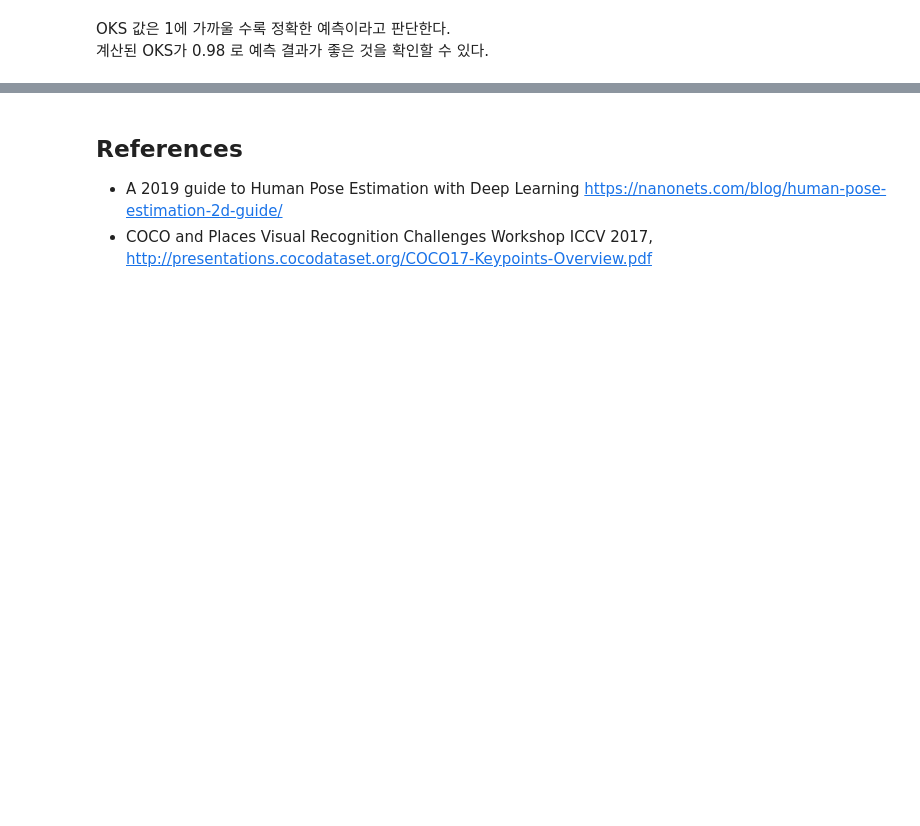
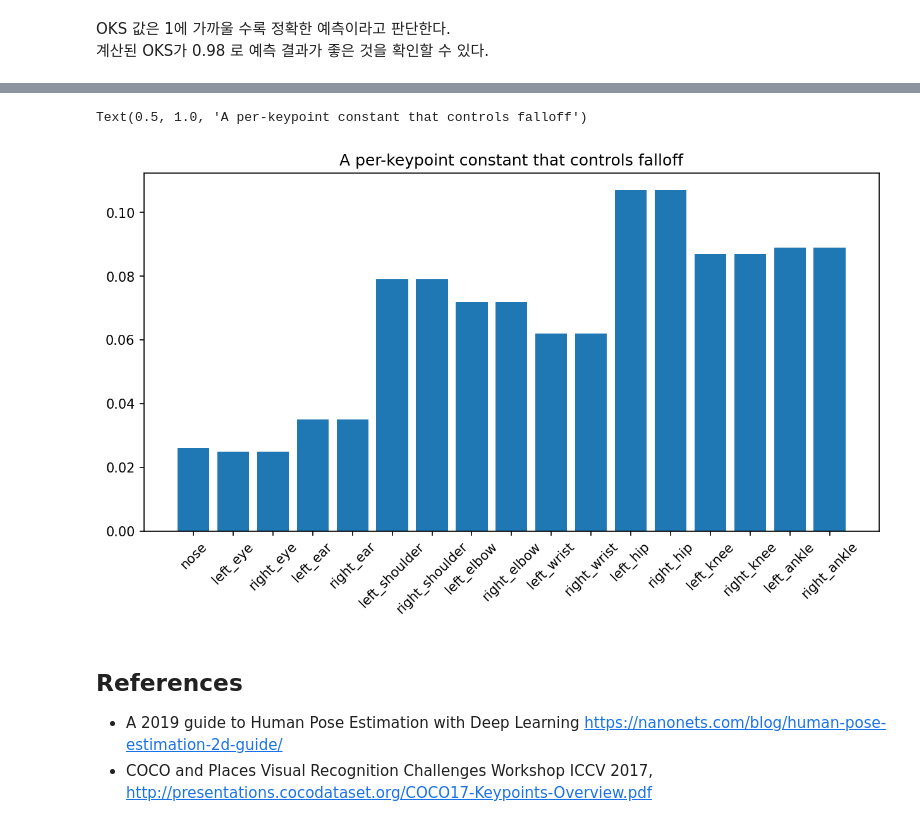
Before and after one commit to MLSLab/SIS5203, a Jupyter notebook: COCO/COCO_03_OKS.ipynb, the cells around one changed output, grey strips where cells are left out. Cells and saved outputs as stored; diff of their text form; code cells hidden in the pictures; blank space fills up the shorter version.

Commit message:
falloff constant

```diff
--- a/COCO/COCO_03_OKS.ipynb
+++ b/COCO/COCO_03_OKS.ipynb
@@ -367,0 +375,2 @@ OKS 값은 1에 가까울 수록 정확한 예측이라고 판단한다.<br>
+# %%
+cats = coco_kps.loadCats(coco_kps.getCatIds())
@@ -368,3 +397,12 @@ OKS 값은 1에 가까울 수록 정확한 예측이라고 판단한다.<br>
+# %%
+x = np.arange(len(kpt_oks_sigmas))
+plt.figure(figsize=(10, 5), dpi=150)
+plt.bar(x, kpt_oks_sigmas)
+plt.xticks(x, cats[0]['keypoints'], rotation=45)
+plt.title('A per-keypoint constant that controls falloff')
+# %% [output]
+Text(0.5, 1.0, 'A per-keypoint constant that controls falloff')
+[figure, added]
 # %% [markdown]
 ## References
 
```
Also changed, not shown: parts of 10 cells of this notebook.
